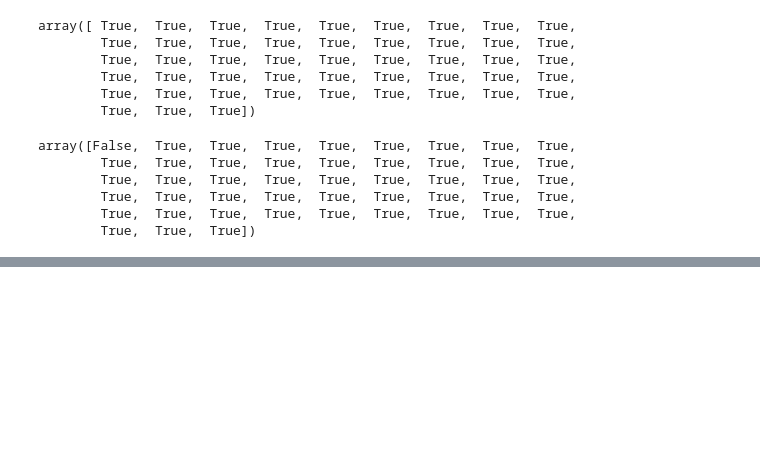
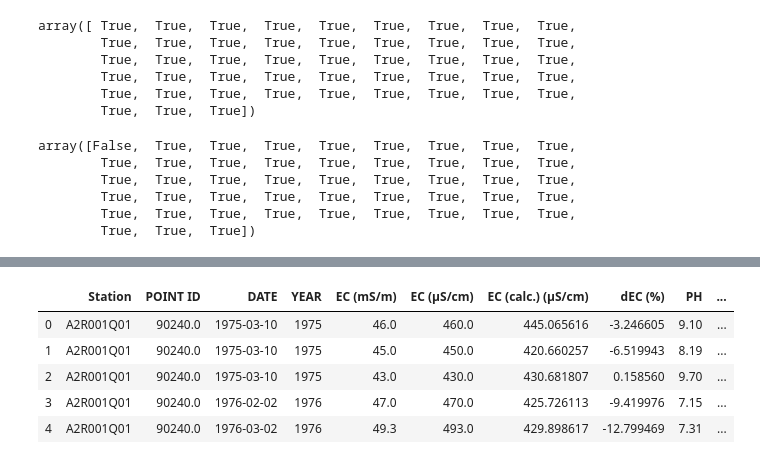
Before and after one commit to elenuskiya/TFM, a Jupyter notebook: Notebooks/00_Cleaning_manipulation_and_unification.ipynb, the cells around one changed output, grey strips where cells are left out. Saved outputs shown, nothing was run; the diff lists cells and outputs as text; code cells hidden in the pictures; blank space fills up the shorter version.

Commit message:
Creation of the dataset of inorganic chemistry of surface waters

```diff
--- a/Notebooks/00_Cleaning_manipulation_and_unification.ipynb
+++ b/Notebooks/00_Cleaning_manipulation_and_unification.ipynb
@@ -126,0 +127,18 @@ dams_lakes2.to_excel('Dams and lakes 1999-2012.xlsx', index=False)
+# %%
+# Open all 5 datasets at once to directly form a single file
+import os
+path=os.getcwd()
+files=os.listdir(path)
+files=('Dams and lakes up to 1998 (A-X).xlsx',
+       'Rivers 1999-2012 (A-X).xlsx',
+       'Rivers up to 1998 (A-D).xlsx',
+       'Rivers up to 1998 (E-X).xlsx',
+       'Dams_and_lakes_1999_2012.xlsx')
+# Create empty dataframe
+chemical=pd.DataFrame()
+# Read and join files
+for f in files:
+    data = pd.read_excel(f, skiprows=[1,2])  # Delete the first two rows, they are not useful
+    chemical= chemical.append(data,ignore_index=True)
+# Take a look at the dataframe
+chemical.head()
@@ -126,0 +152,59 @@ dams_lakes2.to_excel('Dams and lakes 1999-2012.xlsx', index=False)
+# %%
+# Rename the columns
+chemical.rename({"SAMPLE STATION/POINT ID\nAND SAMPLING DATE":"Station",
+            "Unnamed: 1":"POINT ID",
+            "Unnamed: 2": "DATE",
+            "Unnamed: 3": "YEAR",
+            "ELECTRICAL CONDUCTIVITY\n\nNOTE: Variables in bold represent original data from DWA": "EC (mS/m)",
+            "Unnamed: 5": "EC (μS/cm)",
+            "Unnamed: 6": "EC (calc.) (μS/cm)",
+            "Unnamed: 7": "dEC (%)",
+            "MAJOR IONS CHEMICAL COMPOSITION\n\nNOTE: Variables in bold represent original data from DWA": "PH",
+            "Unnamed: 9": "TDS (mg/L)",
+            "Unnamed: 10": "Na (mg/L)",
+            "Unnamed: 11": "Mg (mg/L)",
+            "Unnamed: 12": "Ca (mg/L)",
+            "Unnamed: 13": "F (mg/L)",
+            "Unnamed: 14": "Cl (mg/L)",
+            "Unnamed: 15": "NO2+NO3 (mg/L)",
+            "Unnamed: 16": "SO4 (mg/L)",
+            "Unnamed: 17": "PO4 (mg/L)",
+            "Unnamed: 18": "TAL (CaCO3) (mg/L)",
+            "Unnamed: 19": "Si (mg/L)",
+            "Unnamed: 20": "K (mg/L)",
+            "Unnamed: 21": "NH4 (mg/L)",
+            "TOTAL DISSOLVED SOLIDS": "TDS (calc.) (mg/L)",
+            "Unnamed: 23": "dTDS (%)",
+            "Unnamed: 24": "TDS/EC (mg/L)/(mS/cm)",
+            "CHARGE BALANCE CALCULATION": "Sz+ (meq/L)",
+            "Unnamed: 26": "Sz- (meq/L)",
+            "Unnamed: 27": "Charge Balance (%)",
+            "MOLAR CONCENTRATIONS IN 10-3 MOL PER LITER (MMOL/L)": "[Na] (mmol/L)",
+            "Unnamed: 29": "[Mg] (mmol/L)",
+            "Unnamed: 30": "[Ca] (mmol/L)",
+            "Unnamed: 31": "[F] (mmol/L)",
+            "Unnamed: 32": "[Cl] (mmol/L)",
+            "Unnamed: 33": "[NO3] (mmol/L)",
+            "Unnamed: 34": "[SO4] (mmol/L)",
+            "Unnamed: 35": "[PO4] (mmol/L)",
+            "Unnamed: 36": "[Si] (mmol/L)",
+            "Unnamed: 37": "[K] (mmol/L)",
+            "Unnamed: 38": "[NH4] (mmol/L)",
+            "Unnamed: 39": "[TAL] (mmol/L)",
+            "Unnamed: 40": "[HCO3] (mmol/L)",
+            "Unnamed: 41": "[CO3] (mmol/L)",
+            "IONIC STRENGTH": "Ionic Strength",
+            "SA WATER CHARACTERISATION PARAMETERS": "[HCO3]+2[CO3]",
+            "Unnamed: 44": "2[SO4]",
+            "Unnamed: 45": "[Cl]",
+            "SODIUM ADSORPTION RATIO":"SAR",
+            "Unnamed: 47": "adj. SAR"}, axis=1, inplace=True)
+
+chemical.head()
+# %% [output]
+|  | Station | POINT ID | DATE | YEAR | EC (mS/m) | EC (μS/cm) | EC (calc.) (μS/cm) | dEC (%) | PH | ... |
+| 0 | A2R001Q01 | 90240.0 | 1975-03-10 | 1975 | 46.0 | 460.0 | 445.065616 | -3.246605 | 9.10 | ... |
+| 1 | A2R001Q01 | 90240.0 | 1975-03-10 | 1975 | 45.0 | 450.0 | 420.660257 | -6.519943 | 8.19 | ... |
+| 2 | A2R001Q01 | 90240.0 | 1975-03-10 | 1975 | 43.0 | 430.0 | 430.681807 | 0.158560 | 9.70 | ... |
+| 3 | A2R001Q01 | 90240.0 | 1976-02-02 | 1976 | 47.0 | 470.0 | 425.726113 | -9.419976 | 7.15 | ... |
+| 4 | A2R001Q01 | 90240.0 | 1976-03-02 | 1976 | 49.3 | 493.0 | 429.898617 | -12.799469 | 7.31 | ... |
```
Also changed, not shown: parts of 5 cells of this notebook.
